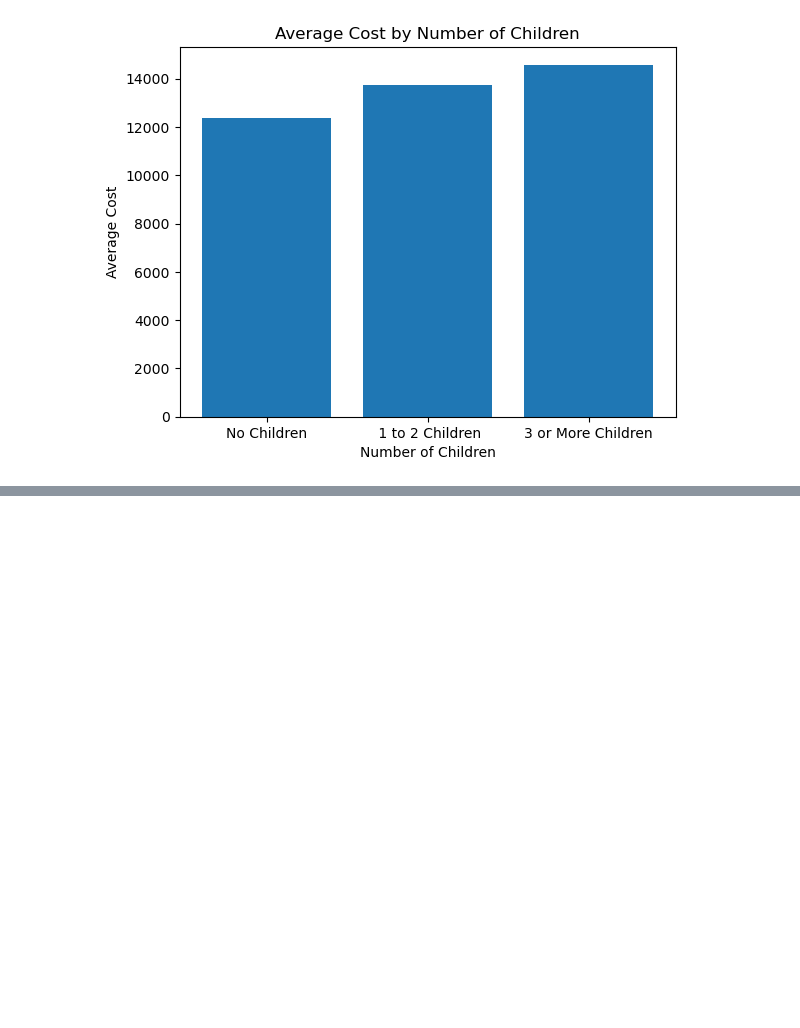
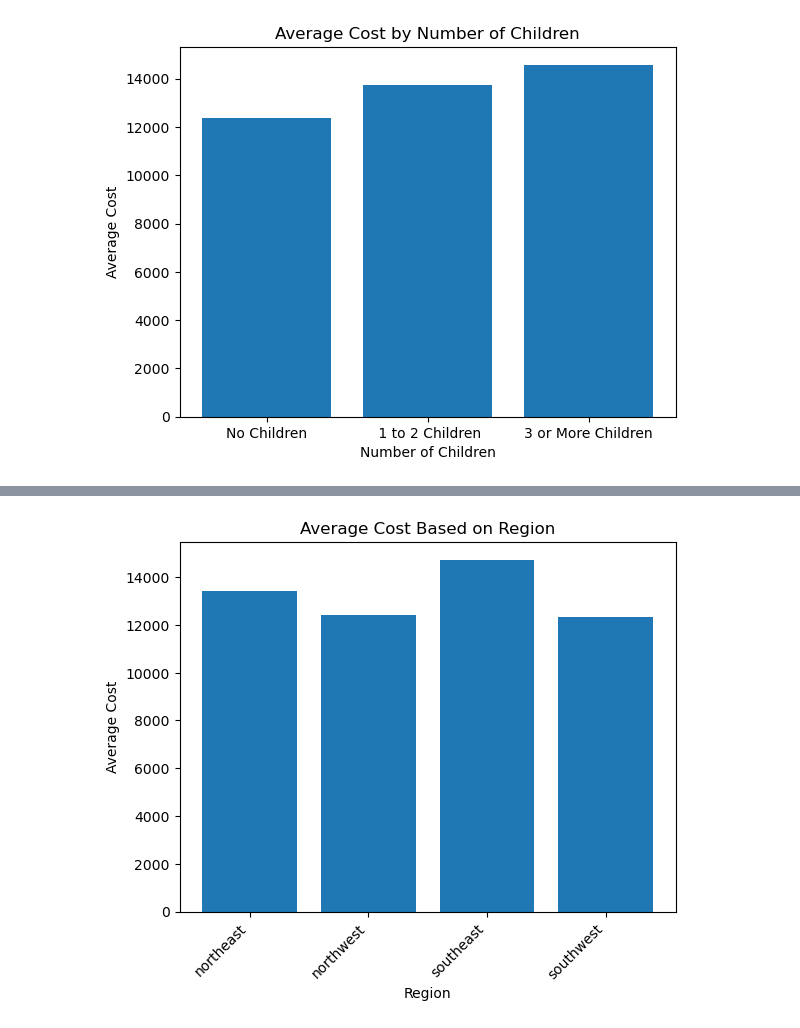
Before and after one commit to jaimelangenfeld/project1, a Jupyter notebook: sex_age.ipynb, the cells around one changed output, grey strips where cells are left out. Cells and saved outputs as stored; diff of their text form; code cells hidden in the pictures; blank space fills up the shorter version.

```diff
--- a/sex_age.ipynb
+++ b/sex_age.ipynb
@@ -268,0 +296,3 @@ plt.show()
+# %%
+ave_cost_reg=med_cost.groupby('region')['charges'].mean().reset_index()
+ave_cost_reg
@@ -268,0 +305,9 @@ plt.show()
+# %%
+plt.bar(ave_cost_reg['region'],ave_cost_reg['charges'])
+plt.xticks(rotation=45,ha='right')
+plt.title('Average Cost Based on Region')
+plt.xlabel('Region')
+plt.ylabel('Average Cost')
+plt.show()
+# %% [output]
+[figure, added]
```
Also changed, not shown: parts of 8 cells of this notebook, 1 other file.
